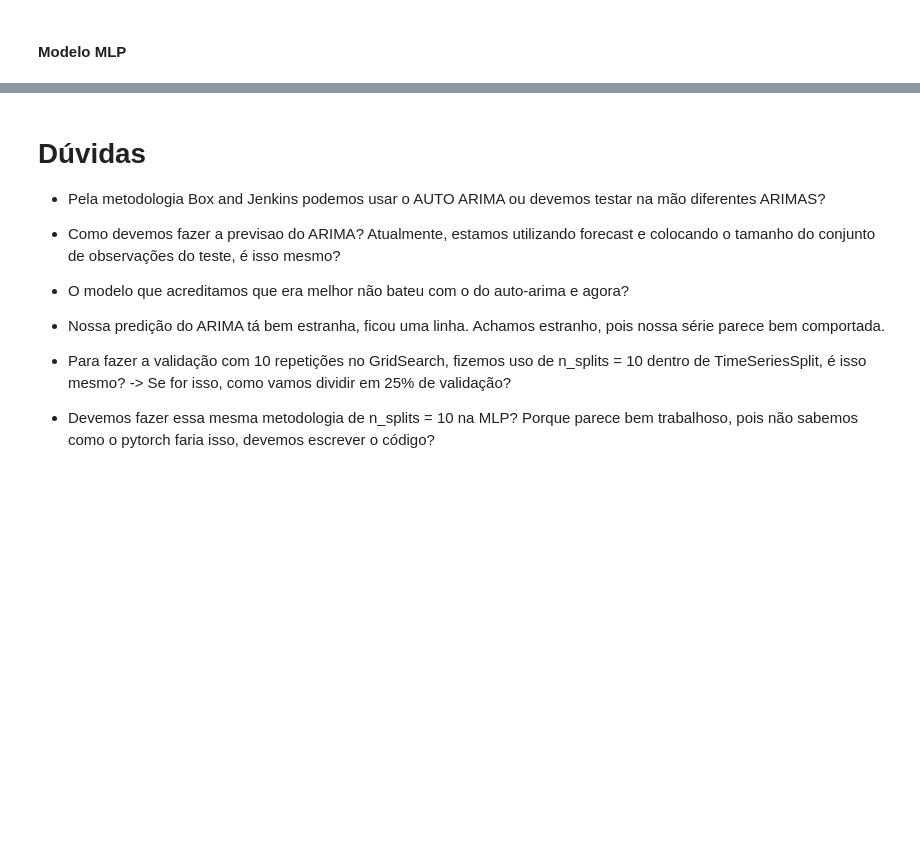
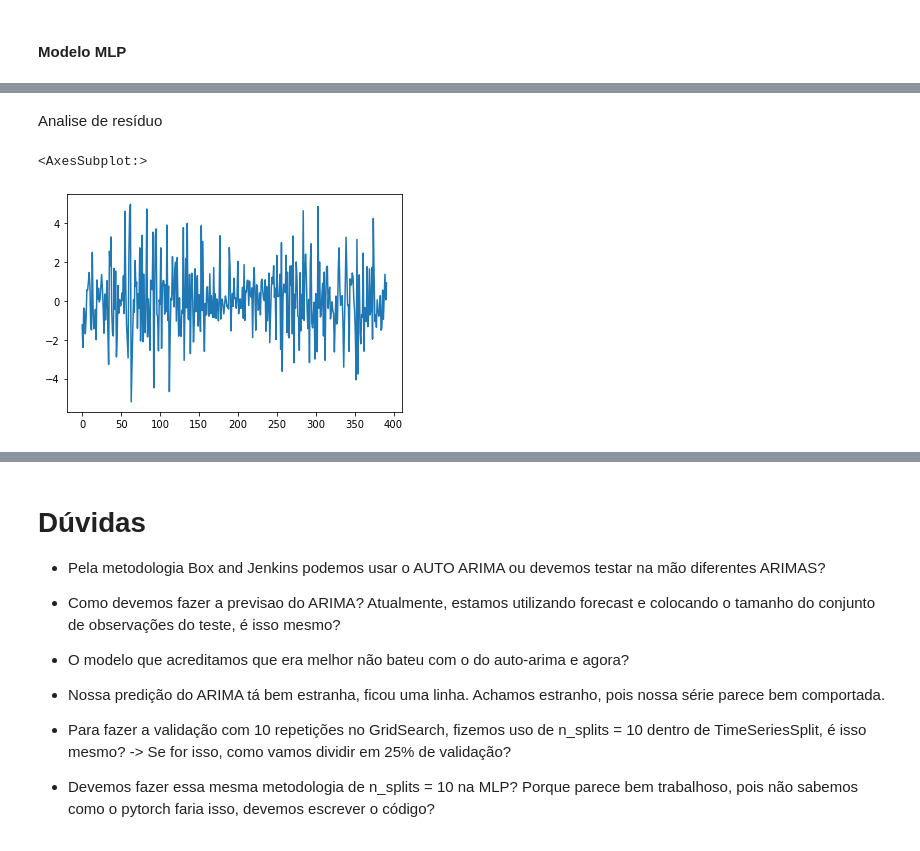
Before and after one commit to lucascouri2/residencia-st, a Jupyter notebook: Relatorio.ipynb, the cells around one changed output, grey strips where cells are left out. Drawn from its saved outputs; the diff is of its cells as text; code cells hidden in the pictures; blank space fills up the shorter version.

Commit message:
Adicionando análise de resíduo

```diff
--- a/Relatorio.ipynb
+++ b/Relatorio.ipynb
@@ -662,0 +723,8 @@ pd.concat([pd.Series(pred_best_MLP, name='pred'), y_test_d1.reset_index(drop=Tru
+# %% [markdown]
+Analise de resíduo
+# %%
+residuos = pred_best_MLP - y_test_d1.reset_index(drop=True).values.flatten()
+pd.Series(residuos).plot()
+# %% [output]
+<AxesSubplot:>
+[figure, added]
```
Also changed, not shown: parts of 10 cells of this notebook.
